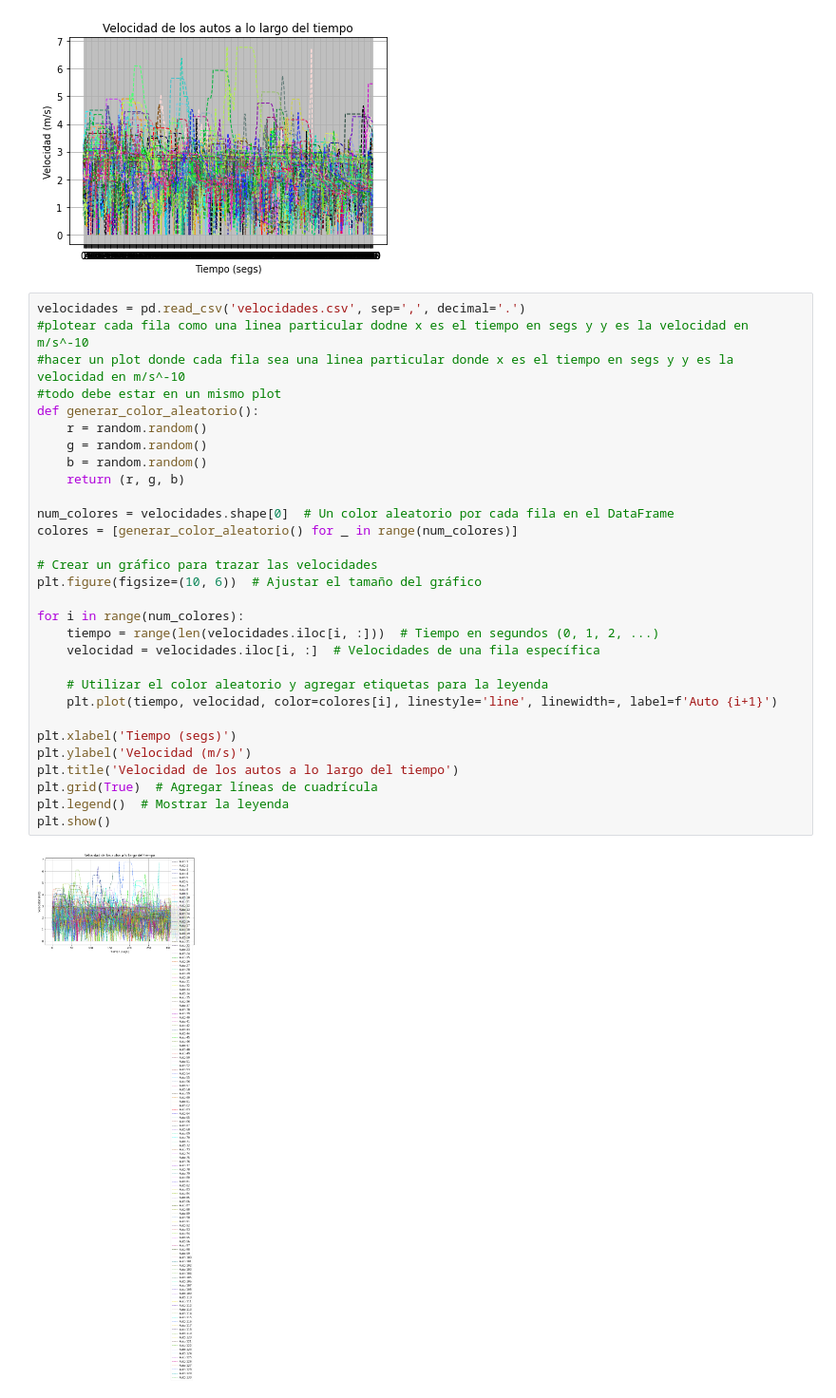
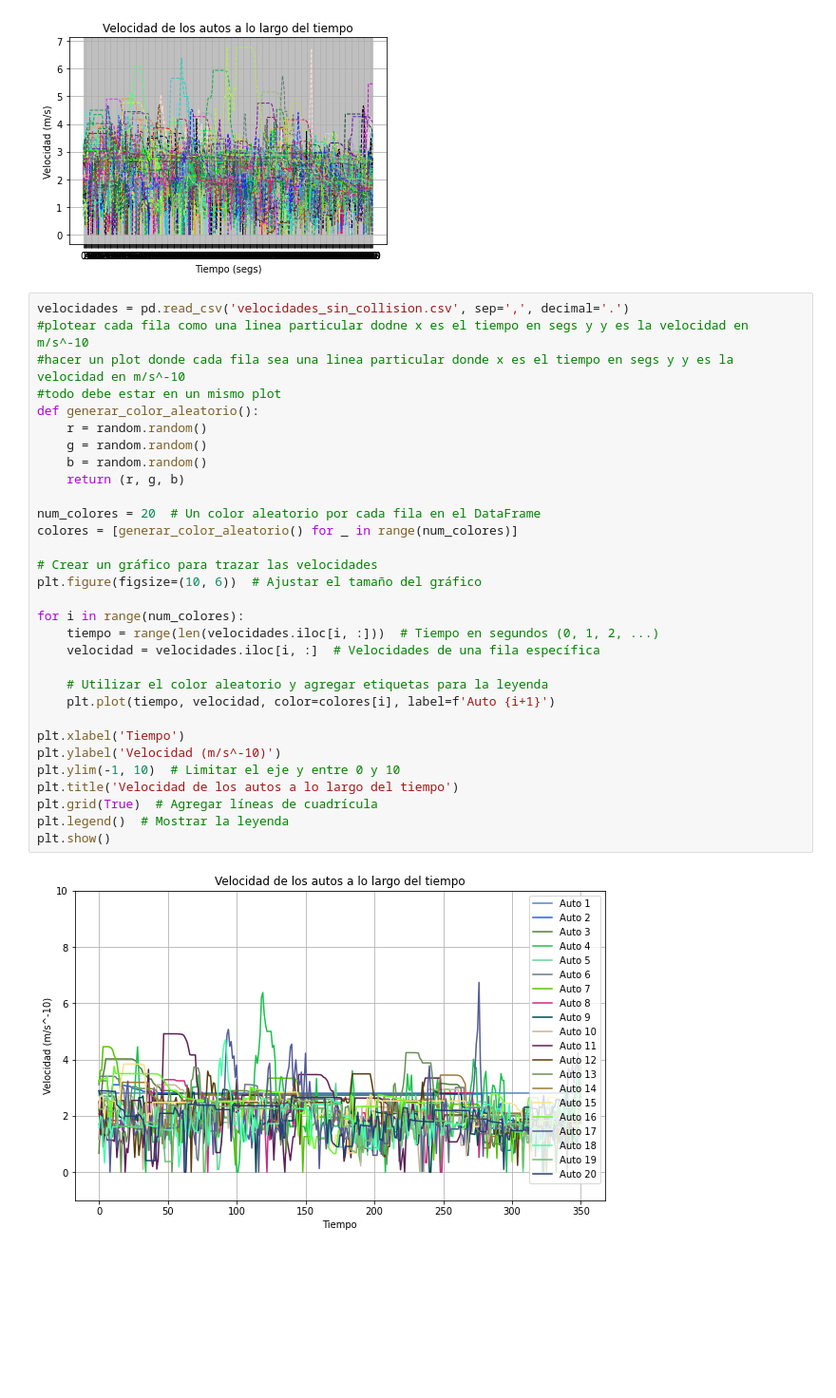
Before and after one commit to osaintnom/Stochastic-Simulation_Monte-Carlo, a Jupyter notebook: graficos.ipynb, the cells around one changed output. Shown: that part at 95% size. Cells and saved outputs as stored; diff of their text form; blank space fills up the shorter version.

```diff
--- a/graficos.ipynb
+++ b/graficos.ipynb
@@ -140,34 +142,35 @@ plt.show()
 129 (0.8719550014837412, 0.1690977518214939, 0.5738940962767652)
 [figure]
 # %%
-velocidades = pd.read_csv('velocidades.csv', sep=',', decimal='.')
+velocidades = pd.read_csv('velocidades_sin_collision.csv', sep=',', decimal='.')
 #plotear cada fila como una linea particular dodne x es el tiempo en segs y y es la velocidad en m/s^-10
 #hacer un plot donde cada fila sea una linea particular donde x es el tiempo en segs y y es la velocidad en m/s^-10
 #todo debe estar en un mismo plot
 def generar_color_aleatorio():
     r = random.random()
     g = random.random()
     b = random.random()
     return (r, g, b)
 
-num_colores = velocidades.shape[0]  # Un color aleatorio por cada fila en el DataFrame
+num_colores = 20  # Un color aleatorio por cada fila en el DataFrame
 colores = [generar_color_aleatorio() for _ in range(num_colores)]
 
 # Crear un gráfico para trazar las velocidades
 plt.figure(figsize=(10, 6))  # Ajustar el tamaño del gráfico
 
 for i in range(num_colores):
     tiempo = range(len(velocidades.iloc[i, :]))  # Tiempo en segundos (0, 1, 2, ...)
     velocidad = velocidades.iloc[i, :]  # Velocidades de una fila específica
 
     # Utilizar el color aleatorio y agregar etiquetas para la leyenda
-    plt.plot(tiempo, velocidad, color=colores[i], linestyle='line', linewidth=, label=f'Auto {i+1}')
+    plt.plot(tiempo, velocidad, color=colores[i], label=f'Auto {i+1}')
 
-plt.xlabel('Tiempo (segs)')
-plt.ylabel('Velocidad (m/s)')
+plt.xlabel('Tiempo')
+plt.ylabel('Velocidad (m/s^-10)')
+plt.ylim(-1, 10)  # Limitar el eje y entre 0 y 10
 plt.title('Velocidad de los autos a lo largo del tiempo')
 plt.grid(True)  # Agregar líneas de cuadrícula
 plt.legend()  # Mostrar la leyenda
 plt.show()
 # %% [output]
-[figure, old version]
+[figure, new version]
```
Also changed, not shown: parts of 8 cells of this notebook, 6 other files.
